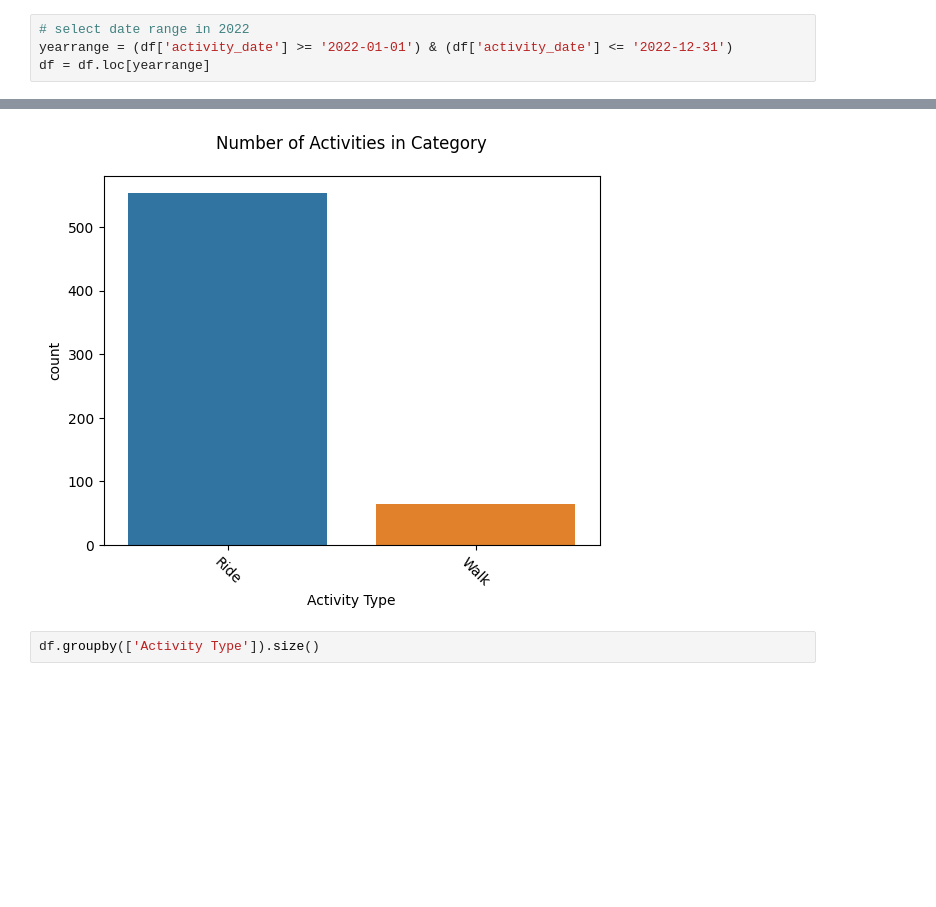
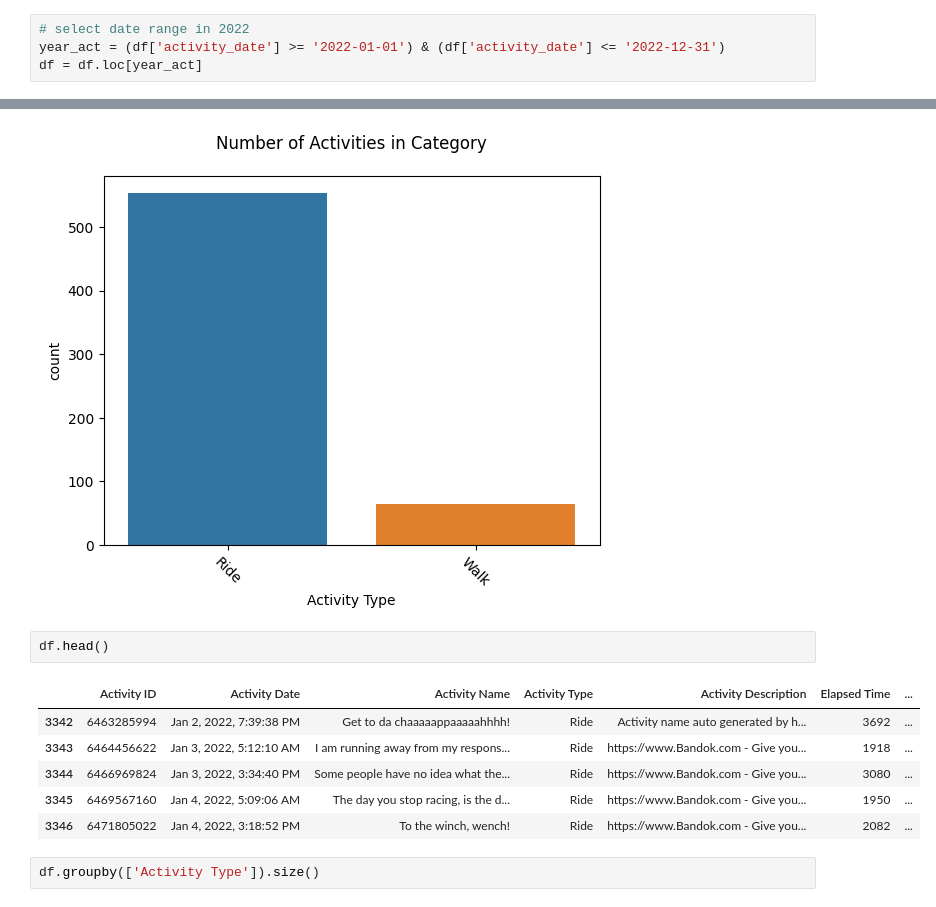
Before and after one commit to gyteniz/Strava_analize, a Jupyter notebook: strava_act.ipynb, the cells around one changed output, grey strips where cells are left out. Cells and saved outputs as stored; diff of their text form; blank space fills up the shorter version.

```diff
--- a/strava_act.ipynb
+++ b/strava_act.ipynb
@@ -108,8 +108,8 @@ df['activity_date'].head()
 Name: activity_date, dtype: datetime64[ns]
 # %%
 # select date range in 2022
-yearrange = (df['activity_date'] >= '2022-01-01') & (df['activity_date'] <= '2022-12-31')
-df = df.loc[yearrange]
+year_act = (df['activity_date'] >= '2022-01-01') & (df['activity_date'] <= '2022-12-31')
+df = df.loc[year_act]
 # %%
 # activity categories
 g = sns.countplot(x='Activity Type', data=df)
@@ -120,6 +120,15 @@ plt.xticks(rotation=-45)
 # %% [output]
 (array([0, 1]), [Text(0, 0, 'Ride'), Text(1, 0, 'Walk')])
 [figure]
+# %%
+df.head()
+# %% [output]
+|  | Activity ID | Activity Date | Activity Name | Activity Type | Activity Description | Elapsed Time | ... |
+| 3342 | 6463285994 | Jan 2, 2022, 7:39:38 PM | Get to da chaaaaappaaaaahhhh! | Ride | Activity name auto generated by h... | 3692 | ... |
+| 3343 | 6464456622 | Jan 3, 2022, 5:12:10 AM | I am running away from my respons... | Ride | https://www.Bandok.com - Give you... | 1918 | ... |
+| 3344 | 6466969824 | Jan 3, 2022, 3:34:40 PM | Some people have no idea what the... | Ride | https://www.Bandok.com - Give you... | 3080 | ... |
+| 3345 | 6469567160 | Jan 4, 2022, 5:09:06 AM | The day you stop racing, is the d... | Ride | https://www.Bandok.com - Give you... | 1950 | ... |
+| 3346 | 6471805022 | Jan 4, 2022, 3:18:52 PM | To the winch, wench! | Ride | https://www.Bandok.com - Give you... | 2082 | ... |
 # %%
 df.groupby(['Activity Type']).size()
 # %% [output]
```
Also changed, not shown: parts of 1 cell of this notebook.
